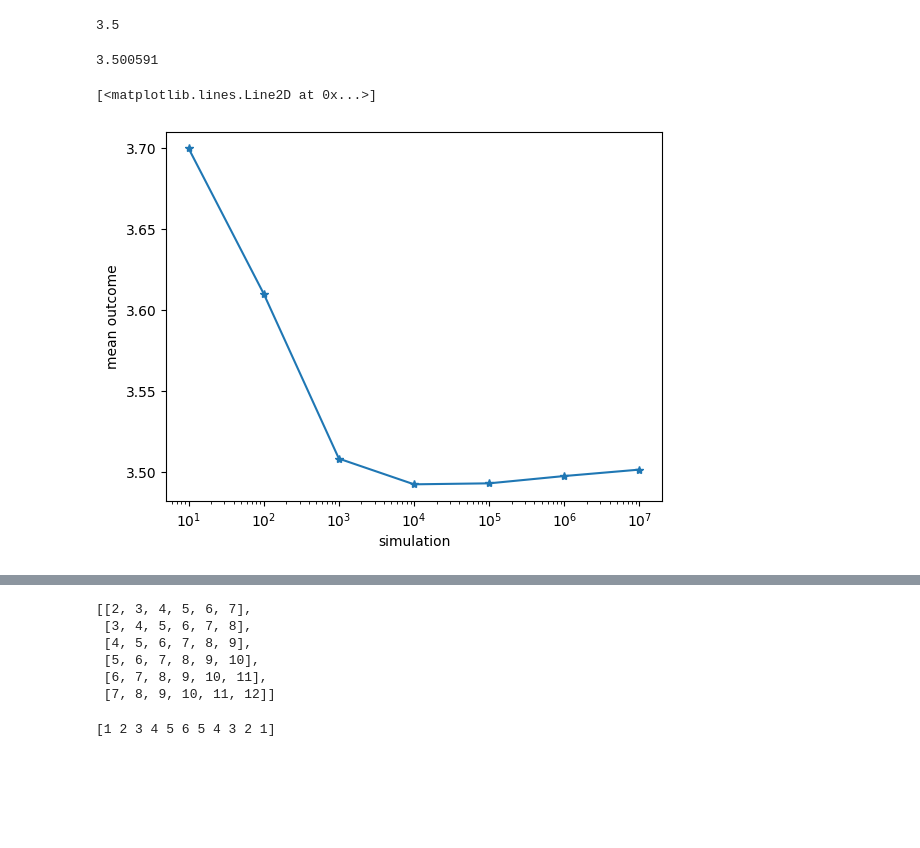
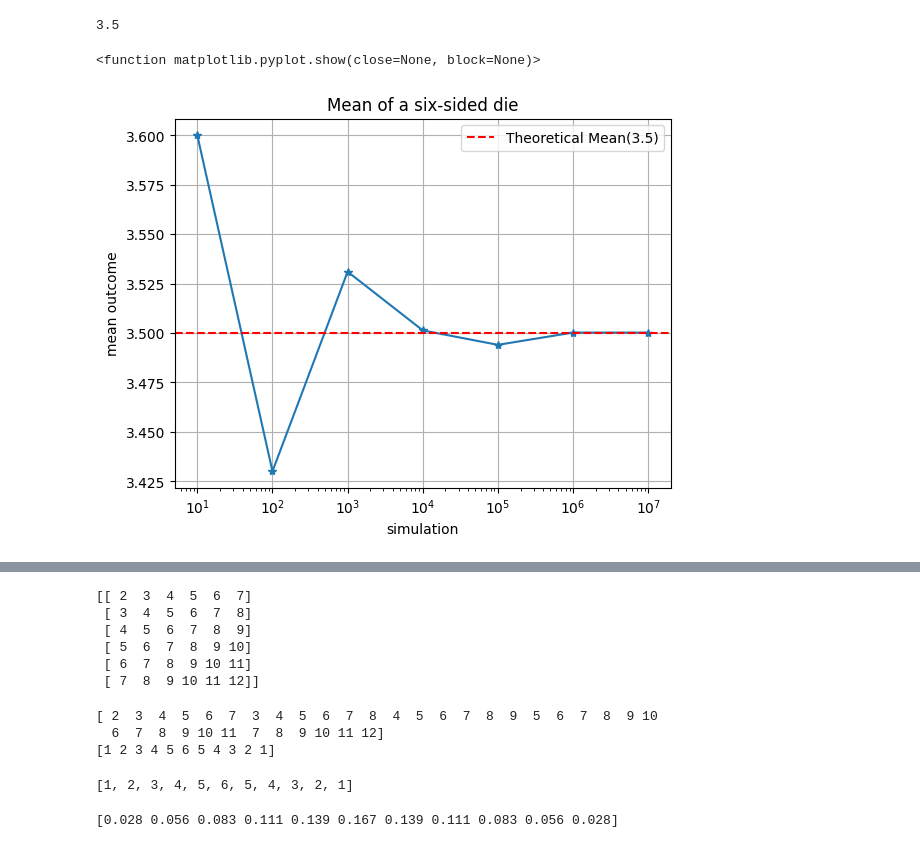
Before and after one commit to Siwenli0615/Siwen-ITHS-AI23, a Jupyter notebook: exercises/10_numpy.ipynb, the cells around one changed output, grey strips where cells are left out. Drawn from its saved outputs; the diff is of its cells as text; code cells hidden in the pictures; blank space fills up the shorter version.

```diff
--- a/exercises/10_numpy.ipynb
+++ b/exercises/10_numpy.ipynb
@@ -56,35 +61,25 @@ print(mean)
 # %% [output]
 3.5
-# %%
-import numpy as np
-
-# for 10 cast
-simulation = 1000000
-dice_outcome = np.random.randint(1,7,simulation)
-mean = sum(dice_outcome)/simulation
-
-
-
-mean = np.random.randint(1,7,simulation).mean()
-print(mean)
-# %% [output]
-3.500591
 # %%
-# for 10,100,1000,10000,100000,1000000,10000000 casts
+# b) for 10,100,1000,10000,100000,1000000,10000000 casts
 import matplotlib.pyplot as plt
 
 simulation = [10,100,1000,10000,100000,1000000,10000000]
 
 mean_outcome = [np.random.randint(1,7,i).mean() for i in simulation]
 
-
+plt.title("Mean of a six-sided die")
 plt.xlabel("simulation")
 plt.ylabel("mean outcome")
 xvalue = simulation
 yvalue = mean_outcome
 plt.xscale('log')
 
 plt.plot(xvalue,yvalue,'-*')
+plt.axhline(y=3.5,color='r',linestyle='--',label='Theoretical Mean(3.5)')
+plt.legend()
+plt.grid(True)
+plt.show
 # %% [output]
-[<matplotlib.lines.Line2D at 0x...>]
+<function matplotlib.pyplot.show(close=None, block=None)>
-[figure, old version]
+[figure, new version]
@@ -180,24 +172,59 @@ We see that when we sum several uniformly distributed random variables we will a
 #a)
 import numpy as np
 
-result = [[x+y for x in range(1,7)]for y in range(1,7)]
+#result = [[x+y for x in range(1,7)]for y in range(1,7)]
+dice_1 = np.arange(1,7)
+dice_2 = np.arange(1,7)
+
+result_array = np.meshgrid(dice_1,dice_2)
+result_result = result_array[0]+result_array[1]
+print(result_result)
 # %% [output]
-[[2, 3, 4, 5, 6, 7],
- [3, 4, 5, 6, 7, 8],
- [4, 5, 6, 7, 8, 9],
- [5, 6, 7, 8, 9, 10],
- [6, 7, 8, 9, 10, 11],
- [7, 8, 9, 10, 11, 12]]
+[[ 2  3  4  5  6  7]
+ [ 3  4  5  6  7  8]
+ [ 4  5  6  7  8  9]
+ [ 5  6  7  8  9 10]
+ [ 6  7  8  9 10 11]
+ [ 7  8  9 10 11 12]]
 # %%
 #b) tolkar som att man slår 2 tärningar t.ex. 100 ggr och hur många ggr av varje resultat
-result_unique = np.unique(result)
+
+
+result_unique = np.unique(result_result)
 #print(result_unique)
 
 #print(result.count(3))
-result_array = np.array(result).flatten()
+result_array = np.array(result_result).flatten()
+#print(result_array)
 count_value = np.bincount(result_array-2)
 print(count_value)
 #print(result_array.count(2))
 #print(result)
 # %% [output]
+[ 2  3  4  5  6  7  3  4  5  6  7  8  4  5  6  7  8  9  5  6  7  8  9 10
+  6  7  8  9 10 11  7  8  9 10 11 12]
 [1 2 3 4 5 6 5 4 3 2 1]
+# %%
+
+#another method
+from collections import Counter
+result_list = result_result.tolist()
+
+#print(result_list)
+dict = Counter(result_array)
+#print(dict)
+#print([key for key in dict.keys()])
+number_of_each = [value for value in dict.values()]
+print(number_of_each)
+# %% [output]
+[1, 2, 3, 4, 5, 6, 5, 4, 3, 2, 1]
+# %%
+# c)Now calculate the frequency  fi  for each unique value.
+# Also check that the sum of frequencies sums to 1, i.e.  ∑ifi=1 . (*)
+tot = len(result_array)
+number_of_each = [1, 2, 3, 4, 5, 6, 5, 4, 3, 2, 1]
+number_of_each_array = np.array(number_of_each)
+freq = np.round(number_of_each_array/tot,3)
+print(freq)
+# %% [output]
+[0.028 0.056 0.083 0.111 0.139 0.167 0.139 0.111 0.083 0.056 0.028]
```
Also changed, not shown: parts of 8 cells of this notebook.
